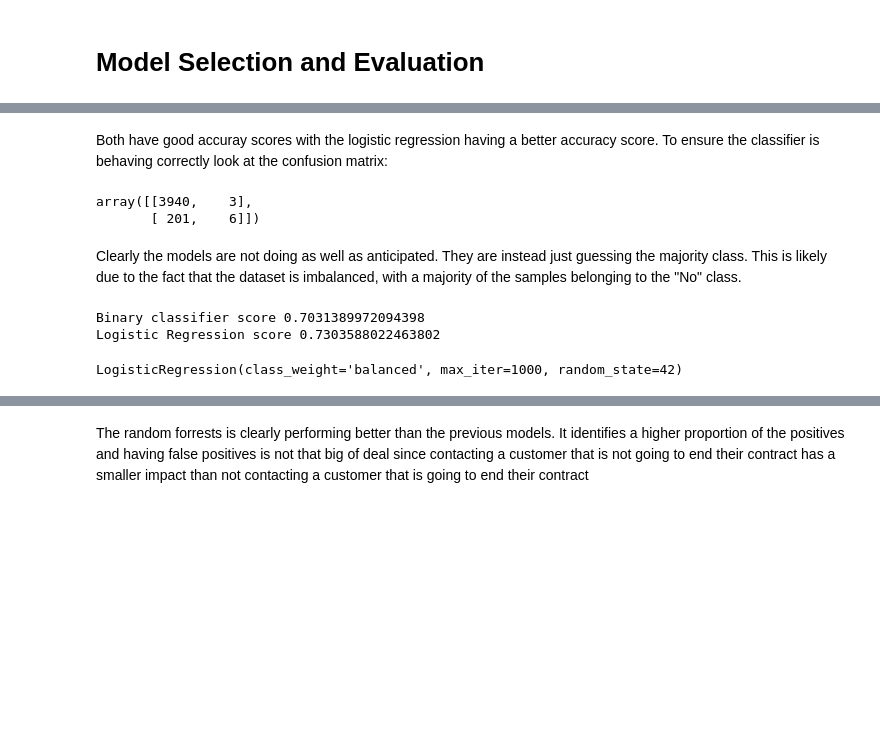
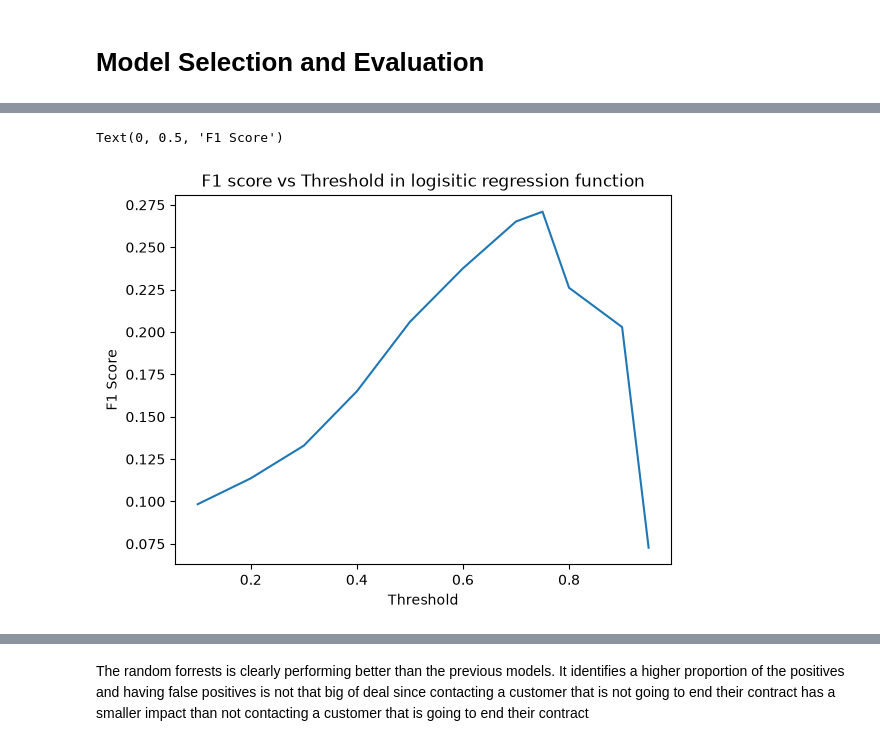
Before and after one commit to Jonathan-Le-Roux/Telecom-Customer--Attrition-Classification, a Jupyter notebook: src/analysis.ipynb, the cells around one changed output, grey strips where cells are left out. Cells and saved outputs as stored; diff of their text form; code cells hidden in the pictures; blank space fills up the shorter version.

```diff
--- a/src/analysis.ipynb
+++ b/src/analysis.ipynb
@@ -179,7 +311,7 @@ Theres still 400 area codes. Since people can keep their phone numbers even afte
 # %%
 def preprocessing_pipeline(X,drop_area_code=True):
     ### Data Imputation
-    imputer = MasterImputer(voicemail_strategy='zero', minute_strategy='mean', charge_strategy='mean')
+    imputer = MasterImputer(voicemail_strategy='mean')
 
     X = imputer.fit_transform(X)
 
@@ -190,13 +322,13 @@ def preprocessing_pipeline(X,drop_area_code=True):
     X['Mobile No.'] = X['Mobile No.'].astype(str).str[:3]
     X['User DOB'] = X['User DOB'].astype(str).str[:4]
 
-    X.rename(columns={
+    X = X.rename(columns={
                     'Mobile No.': 'Area_Code',
                     'User DOB': 'Birth_Year'
-                    }, inplace=True)
+                    })
 
-    X["Voicemail_Plan"] = X["Voicemail_Plan"] == "Yes"
-    X["Intl_Plan"] = X["Intl_Plan"] == "Yes"
+    X["Voicemail_Plan"] = X["Voicemail_Plan"] == "yes"
+    X["Intl_Plan"] = X["Intl_Plan"] == "yes"
 
     if drop_area_code:
         X = X.drop('Area_Code', axis=1)
@@ -220,7 +352,9 @@ data = pd.read_csv('../data/telecoms.csv')
 X = data.drop(columns=['Attrition'])
 y = data['Attrition']
 
-X_scaled = preprocessing_pipeline(X)
-#y= y=='yes'
+X_train, X_test , y_train, y_test = train_test_split(X,y)
+
+X_train_scaled = preprocessing_pipeline(X_train)
+X_test_scaled = preprocessing_pipeline(X_test)
 # %% [markdown]
 # Model Selection and Evaluation
@@ -234,6 +459,21 @@ float(score.mean())
 # %%
-# Logistic Regression
-log_clf = LogisticRegression(max_iter=1000, random_state=42)
-score = cross_val_score(log_clf, X_scaled, y, cv=3)
-float(score.mean())
+y_prob = log_clf.fit(X_train_scaled, y_train).predict_proba(X_test_scaled)
+
+yes_index = list(log_clf.classes_).index('Yes')
+y_prob = y_prob[:,yes_index]
+
+thresholds = [.1, .2, .3, .4, .5, .6, .7, .75 , .8, .9, .95]
+
+metrics_df = pd.DataFrame(columns = ['Threshold', 'Precision', 'Recall', 'F1 score'])
+
+for threshold in thresholds:
+    y_pred = np.where(y_prob >= threshold, 'Yes', 'No')
+
+    recall = recall_score(y_test, y_pred, pos_label='Yes')
+    precision = precision_score(y_test, y_pred, pos_label='Yes')
+    f1 = f1_score(y_test, y_pred,pos_label='Yes')
+
+    metrics_df.loc[len(metrics_df)] = [threshold, precision, recall, f1]
+
+metrics_df.sort_values(by = 'F1 score', ascending= False)
 # %% [output]
@@ -241,31 +492,8 @@ float(score.mean())
-# %% [markdown]
-Both have good accuray scores with the logistic regression having a better accuracy score. To ensure the classifier is behaving correctly look at the confusion matrix:
-# %%
-y_pred = log_clf.fit(X_scaled, y).predict(X_scaled)
-confusion_matrix(y, y_pred)
-# %% [output]
-array([[3940,    3],
-       [ 201,    6]])
-# %% [markdown]
-Clearly the models are not doing as well as anticipated. They are instead just guessing the majority class.
-This is likely due to the fact that the dataset is imbalanced, with a majority of the samples belonging to the "No" class.
-# %%
-# Using stratification for the modelling
-
-# Binary Classifier
-sgd_clf = SGDClassifier(random_state=42,class_weight='balanced')
-score = cross_val_score(sgd_clf, X_scaled, y, cv=3)
-print("Binary classifier score",float(score.mean()))
-
-# Logistic Regression
-log_clf = LogisticRegression(max_iter=1000, random_state=42, class_weight='balanced')
-score = cross_val_score(log_clf, X_scaled, y, cv=3)
-print("Logistic Regression score",float(score.mean()))
-# %% [output]
-Binary classifier score 0.7031389972094398
-Logistic Regression score 0.7303588022463802
-# %%
-#Best Model: Logistic Regression
-log_clf.fit(X_scaled, y)
-# %% [output]
-LogisticRegression(class_weight='balanced', max_iter=1000, random_state=42)
+# %%
+plt.plot(metrics_df['Threshold'], metrics_df['F1 score'])
+plt.title('F1 score vs Threshold in logisitic regression function')
+plt.xlabel('Threshold')
+plt.ylabel('F1 Score')
+# %% [output]
+Text(0, 0.5, 'F1 Score')
+[figure, added]
```
Also changed, not shown: parts of 48 cells of this notebook.
